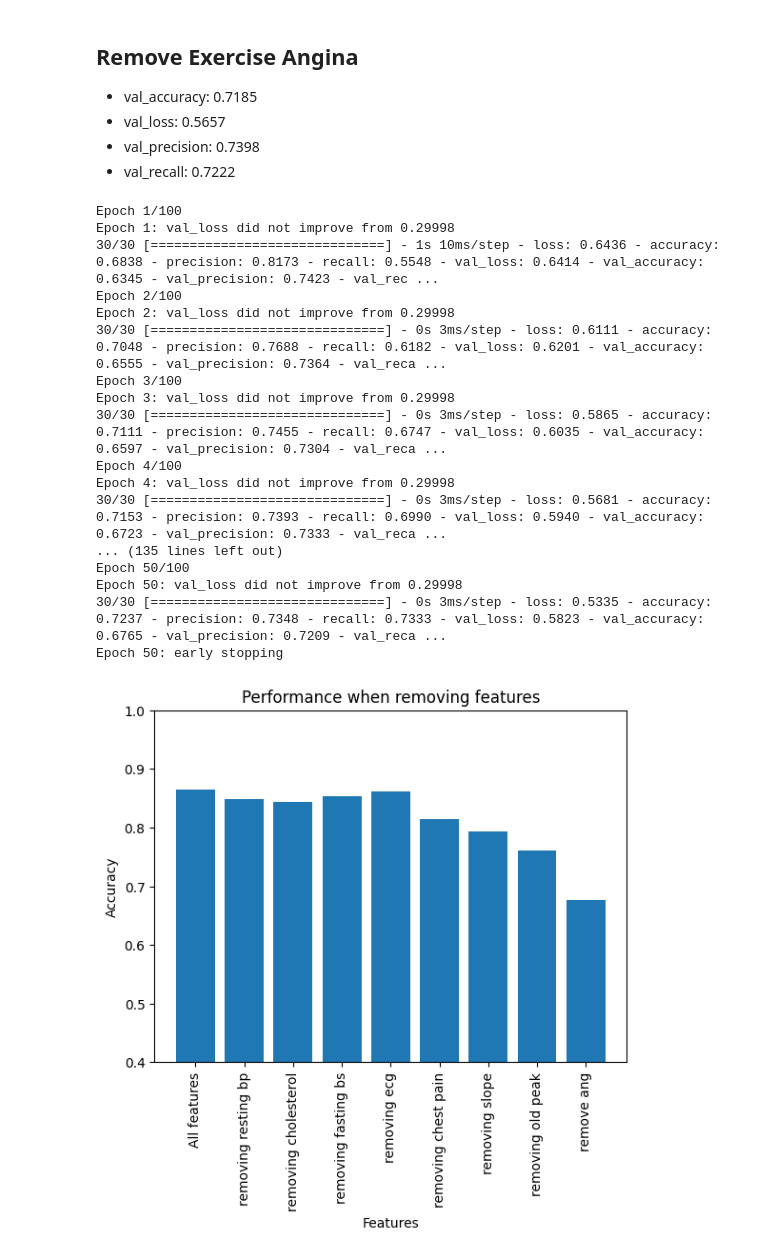
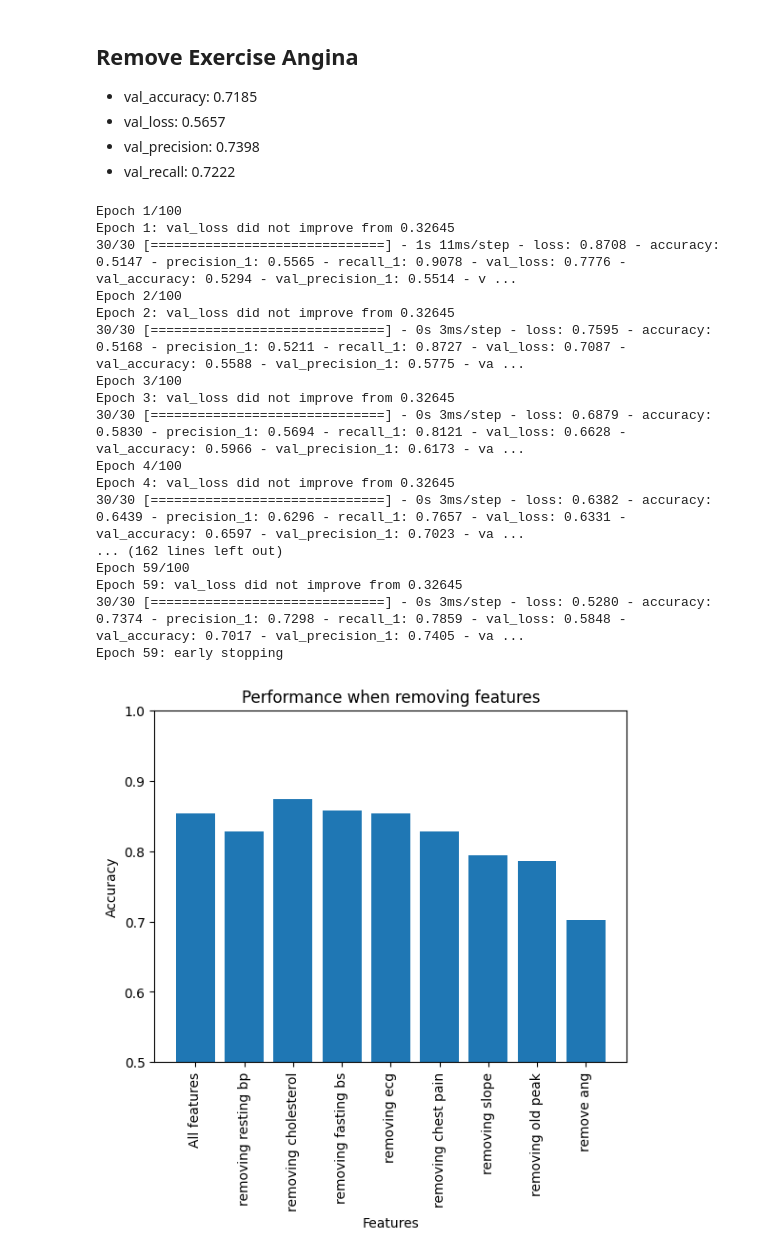
Before and after one commit to Alexander-Garcia/FNN-AI-Final, a Jupyter notebook: final_notebook.ipynb, the cells around one changed output. Cells and saved outputs as stored; diff of their text form; code cells hidden in the pictures.

```diff
--- a/final_notebook.ipynb
+++ b/final_notebook.ipynb
@@ -1511,7 +1502,8 @@ CTTRAIN = np.delete(RTRAIN, 2, axis=1 )
 CTVALID = np.delete(RVALID, 2, axis=1 )
 less_chest_model = Sequential(name="less_chest_model")
 less_chest_model.add(Input(shape=(6,)))
-less_chest_model.add(Dense(16, activation='relu'))
+less_chest_model.add(Dense(8, activation='relu'))
+less_chest_model.add(Dense(8, activation='relu'))
 less_chest_model.add(Dense(8, activation='relu'))
 less_chest_model.add(Dense(1, activation='sigmoid'))
 # compile the model
@@ -1548,7 +1540,8 @@ STRAIN = np.delete(CTTRAIN, 5, axis=1 )
 SVALID = np.delete(CTVALID, 5, axis=1 )
 less_slope_model = Sequential(name="less_slope_model")
 less_slope_model.add(Input(shape=(5,)))
-less_slope_model.add(Dense(16, activation='relu'))
+less_slope_model.add(Dense(8, activation='relu'))
+less_slope_model.add(Dense(8, activation='relu'))
 less_slope_model.add(Dense(8, activation='relu'))
 less_slope_model.add(Dense(1, activation='sigmoid'))
 # compile the model
@@ -1585,7 +1578,8 @@ OTRAIN = np.delete(STRAIN, 4, axis=1 )
 OVALID = np.delete(SVALID, 4, axis=1 )
 less_old_model = Sequential(name="less_old_model")
 less_old_model.add(Input(shape=(4,)))
-less_old_model.add(Dense(16, activation='relu'))
+less_old_model.add(Dense(8, activation='relu'))
+less_old_model.add(Dense(8, activation='relu'))
 less_old_model.add(Dense(8, activation='relu'))
 less_old_model.add(Dense(1, activation='sigmoid'))
 # compile the model
@@ -1622,7 +1616,8 @@ ATRAIN = np.delete(OTRAIN, 3, axis=1 )
 AVALID = np.delete(OVALID, 3, axis=1 )
 less_ang_model = Sequential(name="less_ang_model")
 less_ang_model.add(Input(shape=(3,)))
-less_ang_model.add(Dense(16, activation='relu'))
+less_ang_model.add(Dense(8, activation='relu'))
+less_ang_model.add(Dense(8, activation='relu'))
 less_ang_model.add(Dense(8, activation='relu'))
 less_ang_model.add(Dense(1, activation='sigmoid'))
 # compile the model
@@ -1632,45 +1627,44 @@ less_ang_model.compile(loss='binary_crossentropy', optimizer='rmsprop', metrics=
 less_ang_history = less_ang_model.fit(ATRAIN, YTRAIN, epochs=100, verbose=1, validation_data=(AVALID, YVALID), callbacks=[model_checkpoint, early_stopping])
 # %% [output]
 Epoch 1/100
-Epoch 1: val_loss did not improve from 0.29998
-30/30 [==============================] - 1s 10ms/step - loss: 0.6436 - accuracy: 0.6838 - precision: 0.8173 - recall: 0.5548 - val_loss: 0.6414 - val_accuracy: 0.6345 - val_precision: 0.7423 - val_rec ...
+Epoch 1: val_loss did not improve from 0.32645
+30/30 [==============================] - 1s 11ms/step - loss: 0.8708 - accuracy: 0.5147 - precision_1: 0.5565 - recall_1: 0.9078 - val_loss: 0.7776 - val_accuracy: 0.5294 - val_precision_1: 0.5514 - v ...
 Epoch 2/100
-Epoch 2: val_loss did not improve from 0.29998
-30/30 [==============================] - 0s 3ms/step - loss: 0.6111 - accuracy: 0.7048 - precision: 0.7688 - recall: 0.6182 - val_loss: 0.6201 - val_accuracy: 0.6555 - val_precision: 0.7364 - val_reca ...
+Epoch 2: val_loss did not improve from 0.32645
+30/30 [==============================] - 0s 3ms/step - loss: 0.7595 - accuracy: 0.5168 - precision_1: 0.5211 - recall_1: 0.8727 - val_loss: 0.7087 - val_accuracy: 0.5588 - val_precision_1: 0.5775 - va ...
 Epoch 3/100
-Epoch 3: val_loss did not improve from 0.29998
-30/30 [==============================] - 0s 3ms/step - loss: 0.5865 - accuracy: 0.7111 - precision: 0.7455 - recall: 0.6747 - val_loss: 0.6035 - val_accuracy: 0.6597 - val_precision: 0.7304 - val_reca ...
+Epoch 3: val_loss did not improve from 0.32645
+30/30 [==============================] - 0s 3ms/step - loss: 0.6879 - accuracy: 0.5830 - precision_1: 0.5694 - recall_1: 0.8121 - val_loss: 0.6628 - val_accuracy: 0.5966 - val_precision_1: 0.6173 - va ...
 Epoch 4/100
-Epoch 4: val_loss did not improve from 0.29998
-30/30 [==============================] - 0s 3ms/step - loss: 0.5681 - accuracy: 0.7153 - precision: 0.7393 - recall: 0.6990 - val_loss: 0.5940 - val_accuracy: 0.6723 - val_precision: 0.7333 - val_reca ...
-... (135 lines left out)
-Epoch 50/100
-Epoch 50: val_loss did not improve from 0.29998
-30/30 [==============================] - 0s 3ms/step - loss: 0.5335 - accuracy: 0.7237 - precision: 0.7348 - recall: 0.7333 - val_loss: 0.5823 - val_accuracy: 0.6765 - val_precision: 0.7209 - val_reca ...
-Epoch 50: early stopping
+Epoch 4: val_loss did not improve from 0.32645
+30/30 [==============================] - 0s 3ms/step - loss: 0.6382 - accuracy: 0.6439 - precision_1: 0.6296 - recall_1: 0.7657 - val_loss: 0.6331 - val_accuracy: 0.6597 - val_precision_1: 0.7023 - va ...
+... (162 lines left out)
+Epoch 59/100
+Epoch 59: val_loss did not improve from 0.32645
+30/30 [==============================] - 0s 3ms/step - loss: 0.5280 - accuracy: 0.7374 - precision_1: 0.7298 - recall_1: 0.7859 - val_loss: 0.5848 - val_accuracy: 0.7017 - val_precision_1: 0.7405 - va ...
+Epoch 59: early stopping
 # %%
 less_rest = less_resting_history.history['val_accuracy'][-1]
 less_ch = less_ch_history.history['val_accuracy'][-1]
 less_fast = less_fasting_history.history['val_accuracy'][-1]
 less_ecg = less_ecg_history.history['val_accuracy'][-1]
 less_slop = less_slope_history.history['val_accuracy'][-1]
 less_ang = less_ang_history.history['val_accuracy'][-1]
 less_chest = less_chest_history.history['val_accuracy'][-1]
 less_old = less_old_history.history['val_accuracy'][-1]
-all = three_layer_history.history['val_accuracy'][-1]
+all = all_eights_history.history['val_accuracy'][-1]
 
-three_layer_history.history
 def plot_feature_reduction():
   cols = ['All features', 'removing resting bp', 'removing cholesterol', 'removing fasting bs', 'removing ecg', 'removing chest pain', 'removing slope', 'removing old peak', 'remove ang']
   vals = [all, less_rest, less_ch, less_fast, less_ecg, less_chest, less_slop, less_old, less_ang]
   plt.bar(cols, vals)
   plt.ylabel('Accuracy')
   plt.xlabel('Features')
-  plt.ylim(.4, 1)
+  plt.ylim(.5, 1)
   plt.title('Performance when removing features')
   plt.xticks(rotation=90)
   plt.show()
 
 plot_feature_reduction()
 # %% [output]
-[figure, old version]
+[figure, new version]
```
Also changed, not shown: parts of 55 cells of this notebook, 15 other files.
